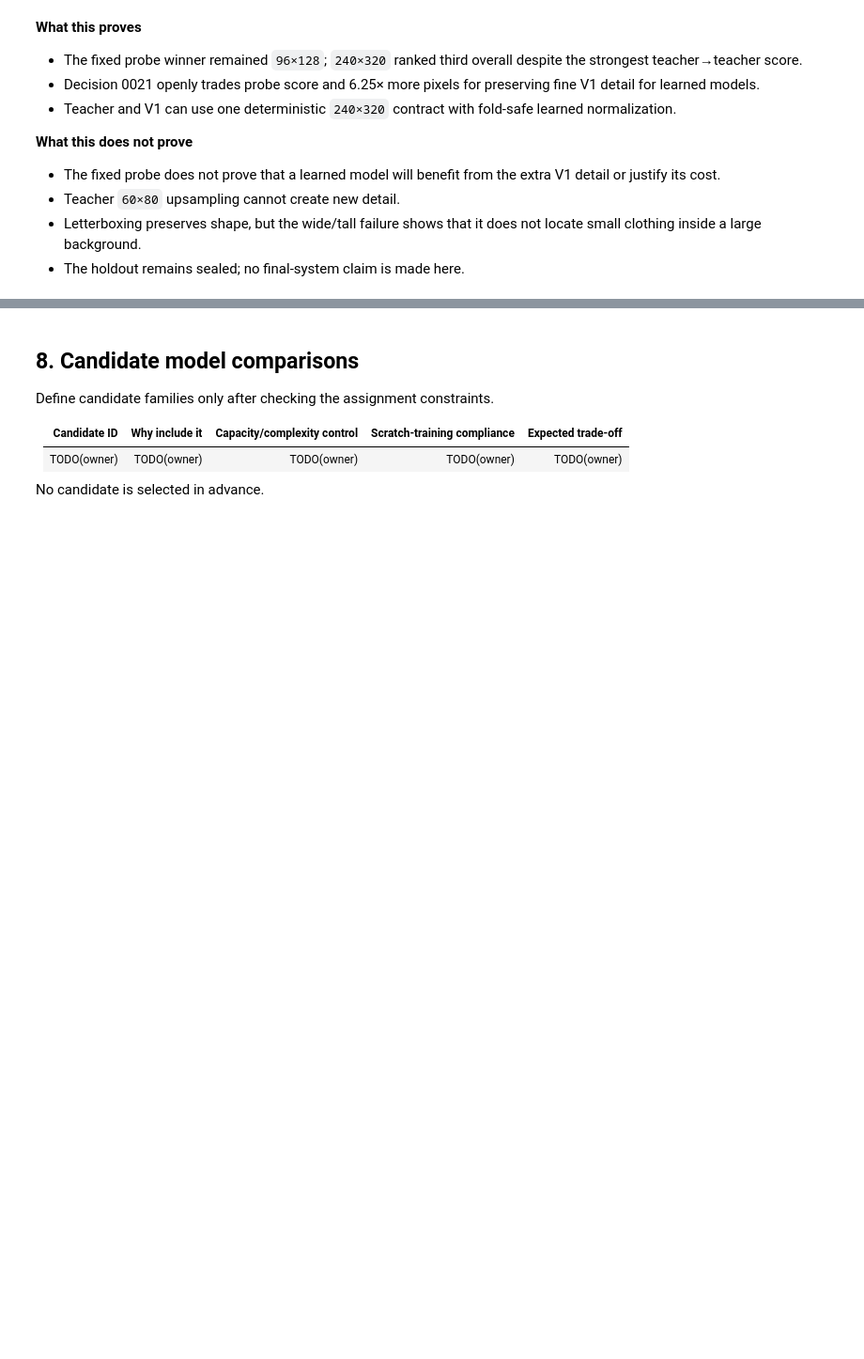
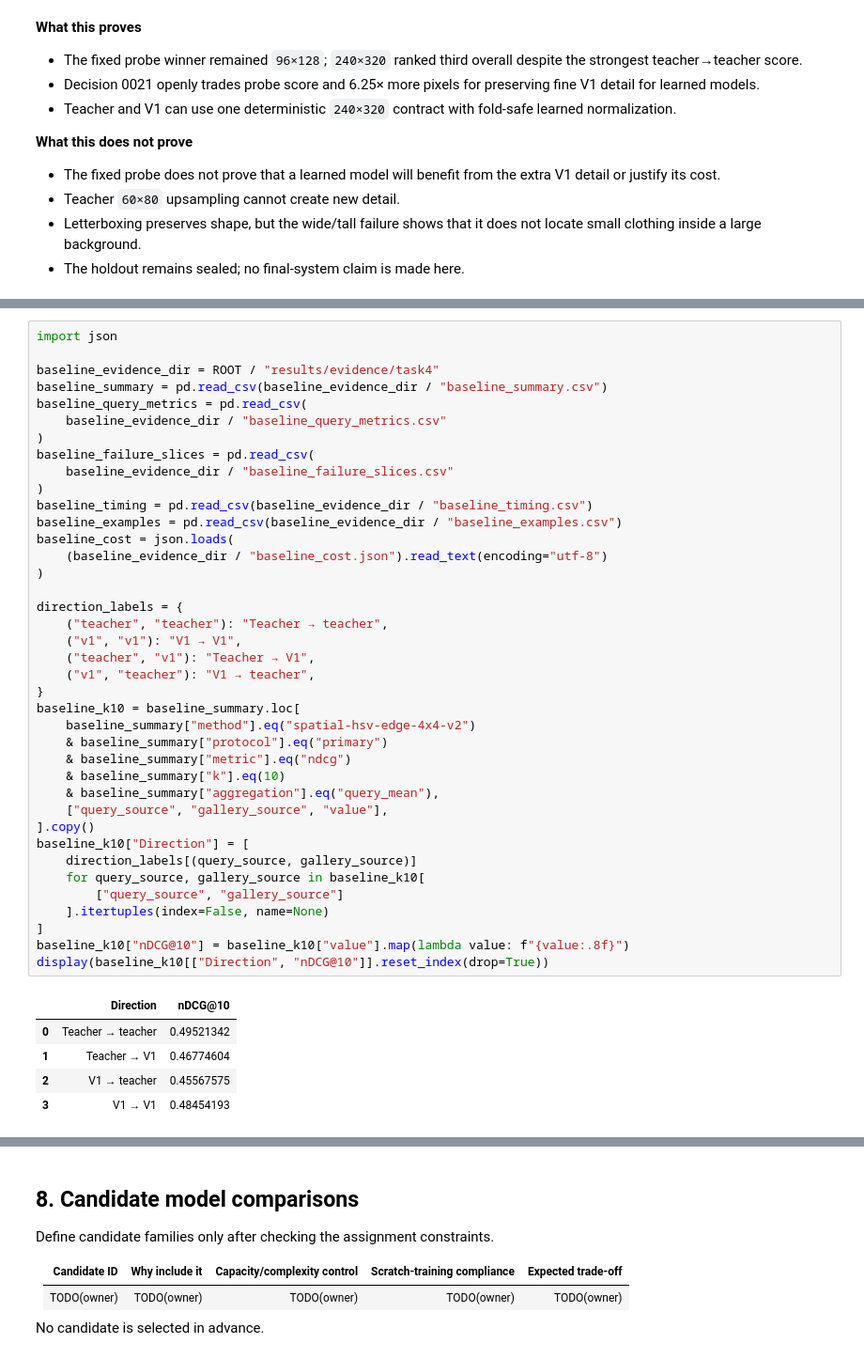
Before and after one commit to TrnLin/MLA2, a Jupyter notebook: notebooks/task-4/05_task4_visual_search.ipynb, the cells around one changed output, grey strips where cells are left out. Shown at 94% size. Saved outputs shown, nothing was run; the diff lists cells and outputs as text; blank space fills up the shorter version.

```diff
--- a/notebooks/task-4/05_task4_visual_search.ipynb
+++ b/notebooks/task-4/05_task4_visual_search.ipynb
@@ -458,0 +461,45 @@ A baseline is a comparison anchor, not a preselected winner.
+# %%
+import json
+
+baseline_evidence_dir = ROOT / "results/evidence/task4"
+baseline_summary = pd.read_csv(baseline_evidence_dir / "baseline_summary.csv")
+baseline_query_metrics = pd.read_csv(
+    baseline_evidence_dir / "baseline_query_metrics.csv"
+)
+baseline_failure_slices = pd.read_csv(
+    baseline_evidence_dir / "baseline_failure_slices.csv"
+)
+baseline_timing = pd.read_csv(baseline_evidence_dir / "baseline_timing.csv")
+baseline_examples = pd.read_csv(baseline_evidence_dir / "baseline_examples.csv")
+baseline_cost = json.loads(
+    (baseline_evidence_dir / "baseline_cost.json").read_text(encoding="utf-8")
+)
+
+direction_labels = {
+    ("teacher", "teacher"): "Teacher → teacher",
+    ("v1", "v1"): "V1 → V1",
+    ("teacher", "v1"): "Teacher → V1",
+    ("v1", "teacher"): "V1 → teacher",
+}
+baseline_k10 = baseline_summary.loc[
+    baseline_summary["method"].eq("spatial-hsv-edge-4x4-v2")
+    & baseline_summary["protocol"].eq("primary")
+    & baseline_summary["metric"].eq("ndcg")
+    & baseline_summary["k"].eq(10)
+    & baseline_summary["aggregation"].eq("query_mean"),
+    ["query_source", "gallery_source", "value"],
+].copy()
+baseline_k10["Direction"] = [
+    direction_labels[(query_source, gallery_source)]
+    for query_source, gallery_source in baseline_k10[
+        ["query_source", "gallery_source"]
+    ].itertuples(index=False, name=None)
+]
+baseline_k10["nDCG@10"] = baseline_k10["value"].map(lambda value: f"{value:.8f}")
+display(baseline_k10[["Direction", "nDCG@10"]].reset_index(drop=True))
+# %% [output]
+|  | Direction | nDCG@10 |
+| 0 | Teacher → teacher | 0.49521342 |
+| 1 | Teacher → V1 | 0.46774604 |
+| 2 | V1 → teacher | 0.45567575 |
+| 3 | V1 → V1 | 0.48454193 |
```
Also changed, not shown: parts of 8 cells of this notebook, 16 other files.
